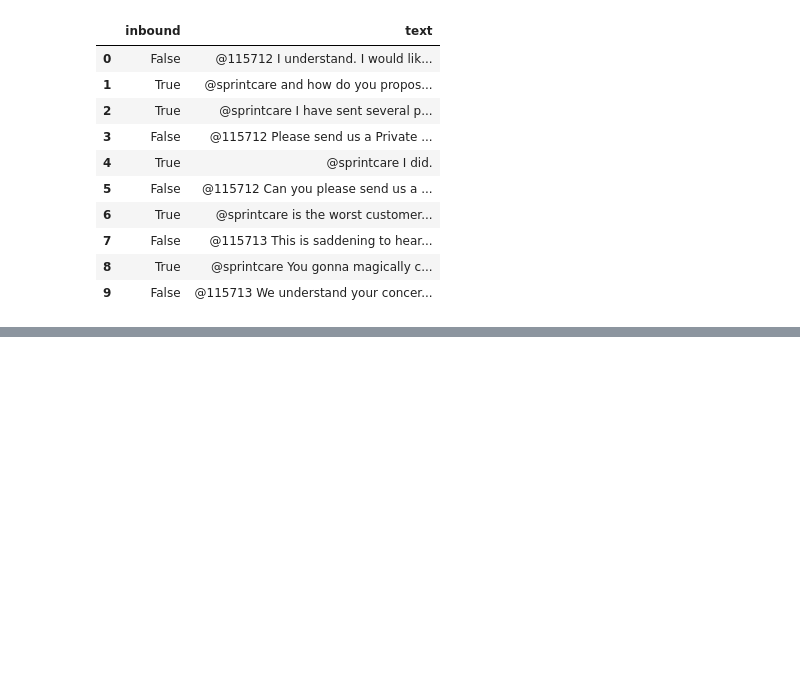
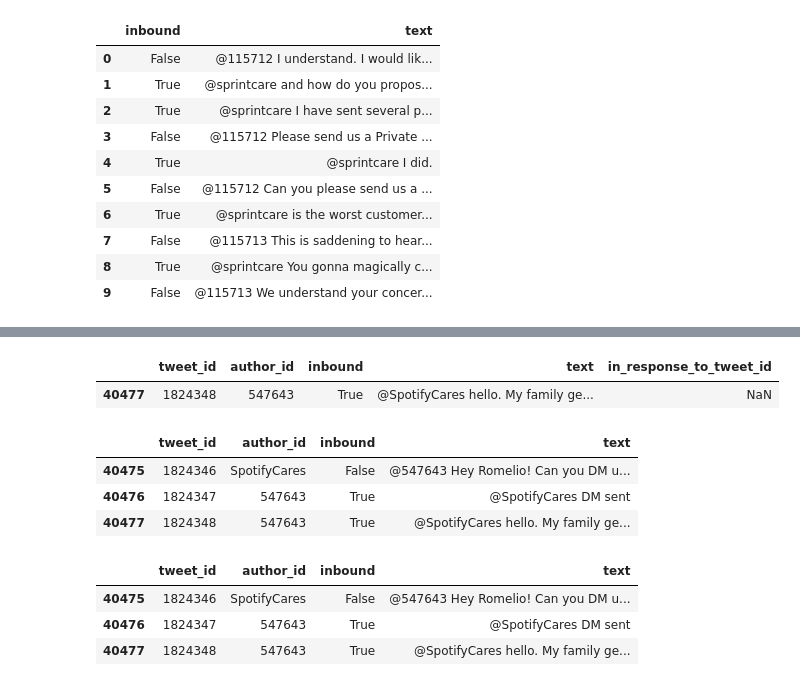
Before and after one commit to Arbaz1506/nectar-intelligence-agent, a Jupyter notebook: notebooks/01_dataset_exploration.ipynb, the cells around one changed output, grey strips where cells are left out. Cells and saved outputs as stored; diff of their text form; code cells hidden in the pictures; blank space fills up the shorter version.

Commit message:
docs: document initial conversation insight

```diff
--- a/notebooks/01_dataset_exploration.ipynb
+++ b/notebooks/01_dataset_exploration.ipynb
@@ -69,0 +226,29 @@ df[["inbound", "text"]]
+# %%
+spotify_df[spotify_df["tweet_id"] == 1824348][
+    ["tweet_id", "author_id", "inbound", "text", "in_response_to_tweet_id"]
+]
+# %% [output]
+|  | tweet_id | author_id | inbound | text | in_response_to_tweet_id |
+| 40477 | 1824348 | 547643 | True | @SpotifyCares hello. My family ge... | NaN |
+# %%
+conversation_ids = [1824348, 1824346, 1824347]
+
+spotify_df[spotify_df["tweet_id"].isin(conversation_ids)][
+    ["tweet_id", "author_id", "inbound", "text"]
+].sort_values("tweet_id")
+# %% [output]
+|  | tweet_id | author_id | inbound | text |
+| 40475 | 1824346 | SpotifyCares | False | @547643 Hey Romelio! Can you DM u... |
+| 40476 | 1824347 | 547643 | True | @SpotifyCares DM sent |
+| 40477 | 1824348 | 547643 | True | @SpotifyCares hello. My family ge... |
+# %%
+pd.set_option("display.max_colwidth", None)
+
+spotify_df[spotify_df["tweet_id"].isin(conversation_ids)][
+    ["tweet_id", "author_id", "inbound", "text"]
+].sort_values("tweet_id")
+# %% [output]
+|  | tweet_id | author_id | inbound | text |
+| 40475 | 1824346 | SpotifyCares | False | @547643 Hey Romelio! Can you DM u... |
+| 40476 | 1824347 | 547643 | True | @SpotifyCares DM sent |
+| 40477 | 1824348 | 547643 | True | @SpotifyCares hello. My family ge... |
```
Also changed, not shown: parts of 12 cells of this notebook.
